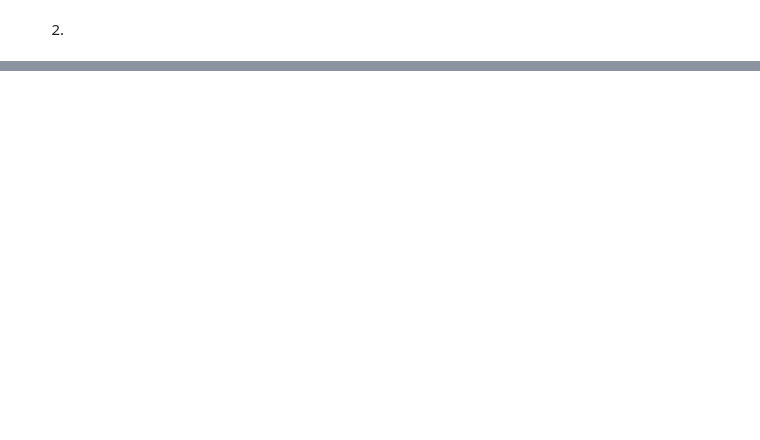
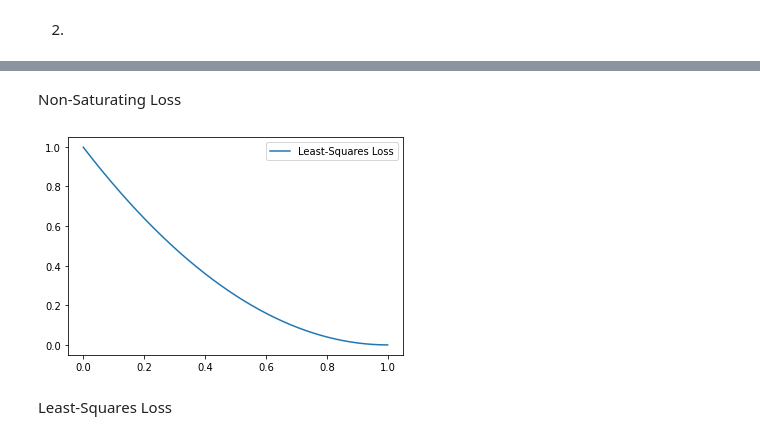
Before and after one commit to lcdbezerra/gans_course, a Jupyter notebook: hw1/Homework1.ipynb, the cells around one changed output, grey strips where cells are left out. Cells and saved outputs as stored; diff of their text form; code cells hidden in the pictures; blank space fills up the shorter version.

```diff
--- a/hw1/Homework1.ipynb
+++ b/hw1/Homework1.ipynb
@@ -30,0 +39,11 @@ plt.plot(x,ns_loss);
+# %% [markdown]
+Non-Saturating Loss
+# %%
+ls_loss = np.power(x-1,2)
+plt.plot(x,ls_loss,label="Least-Squares Loss");
+plt.legend();
+plt.show();
+# %% [output]
+[figure, added]
+# %% [markdown]
+Least-Squares Loss
```
Also changed, not shown: parts of 8 cells of this notebook.
